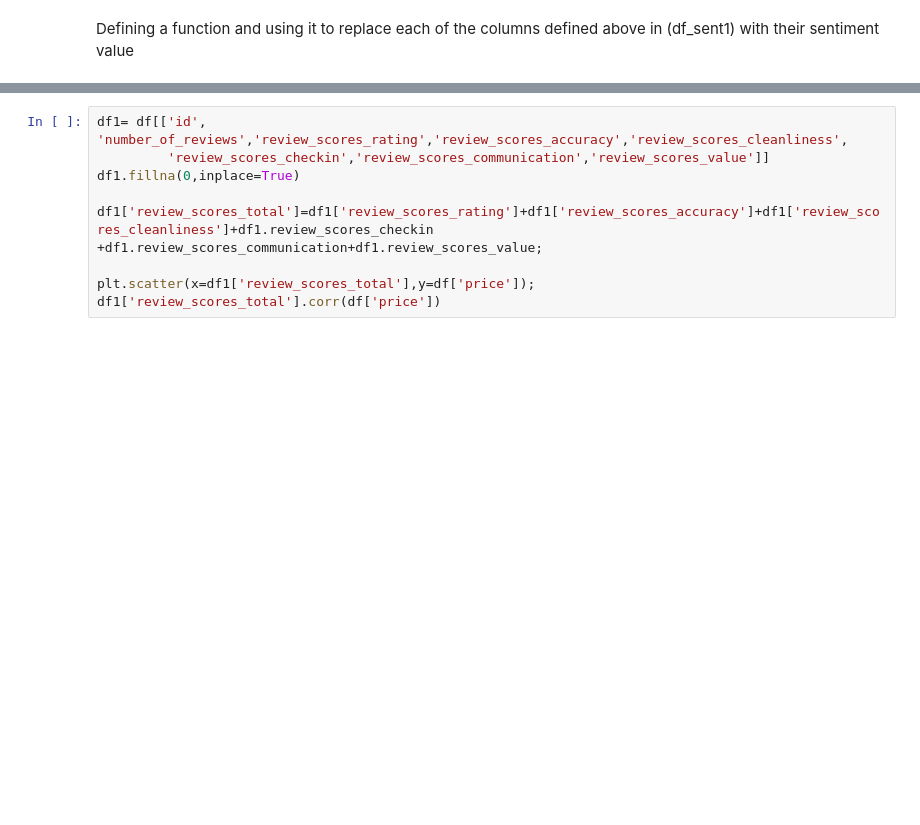
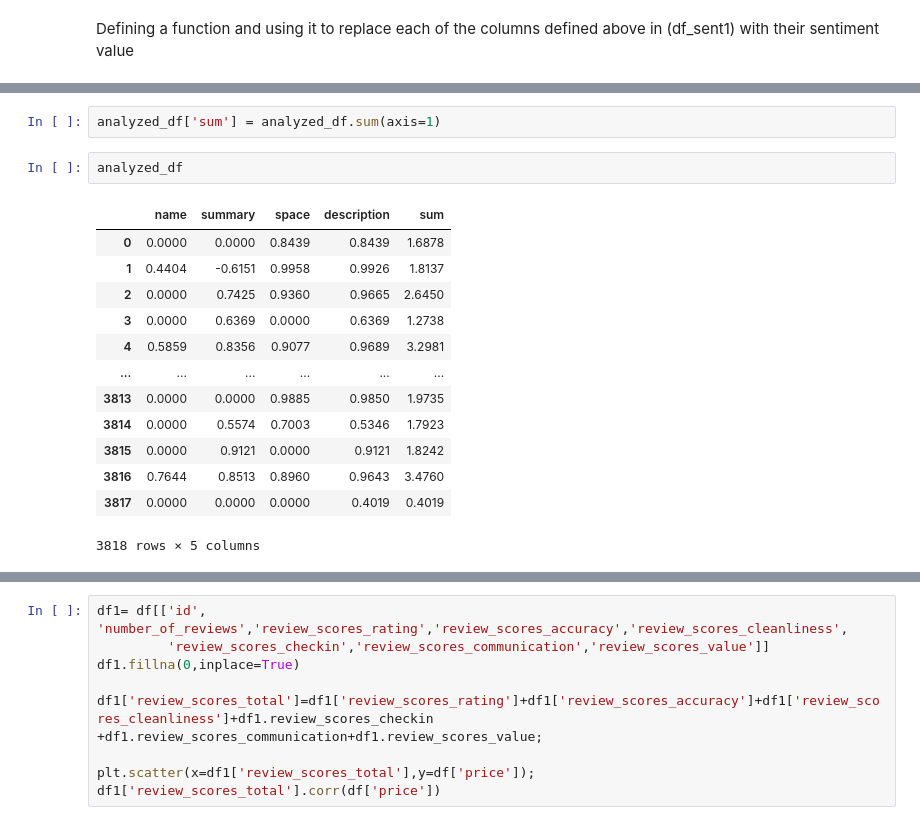
Before and after one commit to Ajax243/Airbnb_Seattle, a Jupyter notebook: listings_notebook.ipynb, the cells around one changed output, grey strips where cells are left out. Saved outputs shown, nothing was run; the diff lists cells and outputs as text; blank space fills up the shorter version.

```diff
--- a/listings_notebook.ipynb
+++ b/listings_notebook.ipynb
@@ -165,0 +177,18 @@ There seem to be no correlation between any of the above columns and price
+# %%
+analyzed_df['sum'] = analyzed_df.sum(axis=1)
+# %%
+analyzed_df
+# %% [output]
+|  | name | summary | space | description | sum |
+| 0 | 0.0000 | 0.0000 | 0.8439 | 0.8439 | 1.6878 |
+| 1 | 0.4404 | -0.6151 | 0.9958 | 0.9926 | 1.8137 |
+| 2 | 0.0000 | 0.7425 | 0.9360 | 0.9665 | 2.6450 |
+| 3 | 0.0000 | 0.6369 | 0.0000 | 0.6369 | 1.2738 |
+| 4 | 0.5859 | 0.8356 | 0.9077 | 0.9689 | 3.2981 |
+| ... | ... | ... | ... | ... | ... |
+| 3813 | 0.0000 | 0.0000 | 0.9885 | 0.9850 | 1.9735 |
+| 3814 | 0.0000 | 0.5574 | 0.7003 | 0.5346 | 1.7923 |
+| 3815 | 0.0000 | 0.9121 | 0.0000 | 0.9121 | 1.8242 |
+| 3816 | 0.7644 | 0.8513 | 0.8960 | 0.9643 | 3.4760 |
+| 3817 | 0.0000 | 0.0000 | 0.0000 | 0.4019 | 0.4019 |
+3818 rows × 5 columns
```
Also changed, not shown: parts of 72 cells of this notebook.
